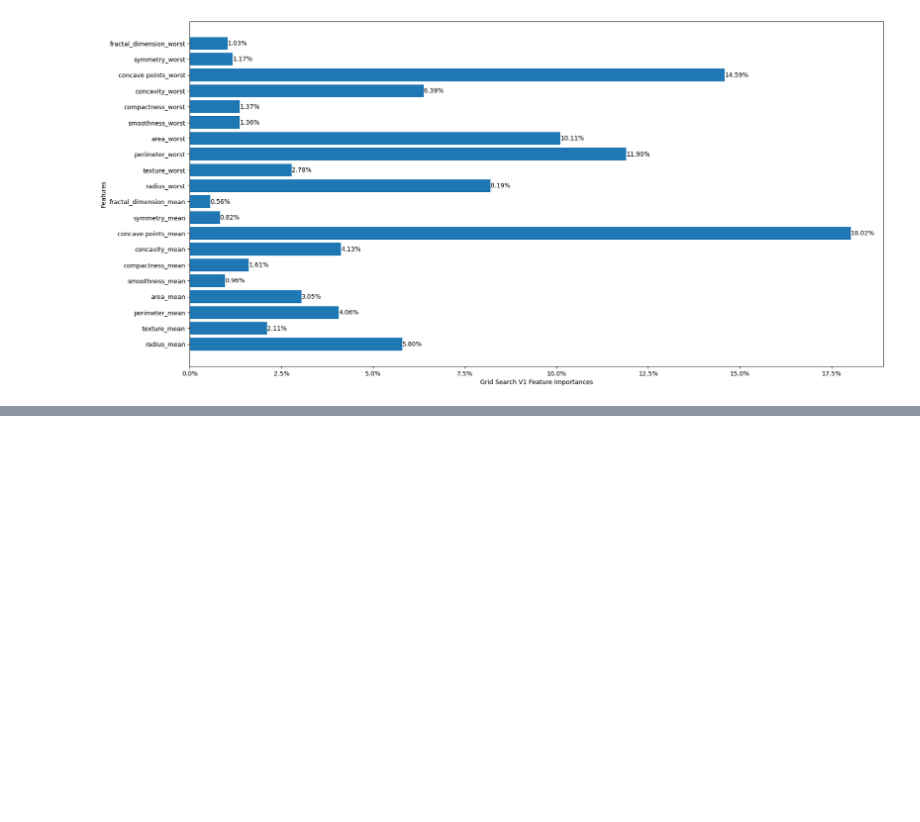
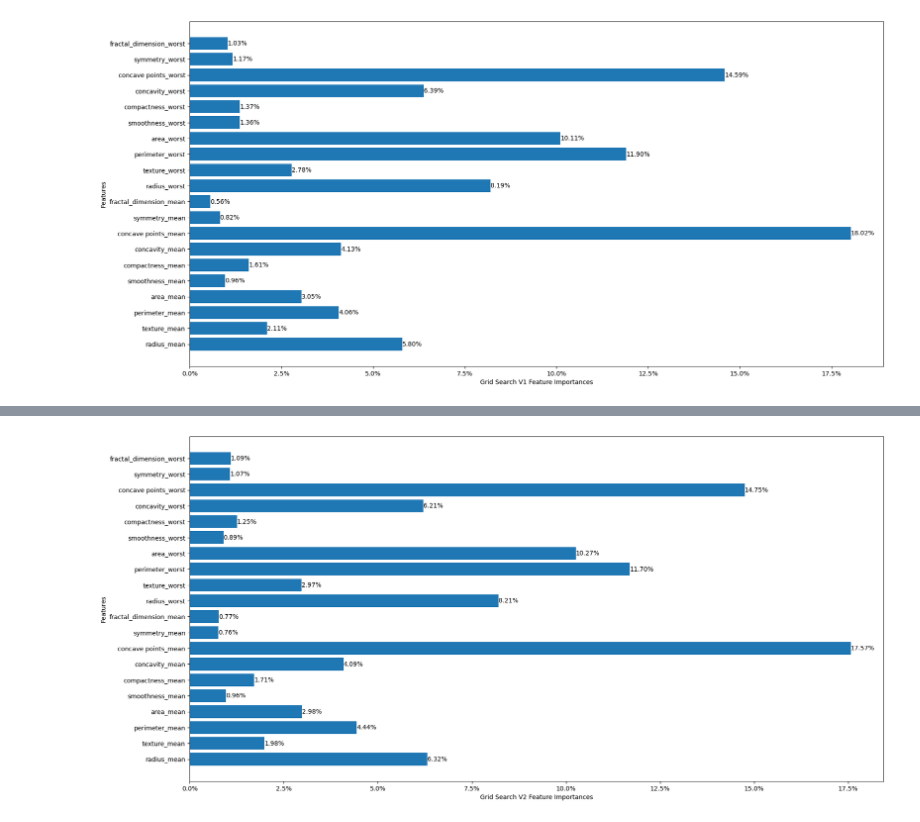
Before and after one commit to m-liv/bc-project, a Jupyter notebook: decision_tree.ipynb, the cells around one changed output, grey strips where cells are left out. Saved outputs shown, nothing was run; the diff lists cells and outputs as text; code cells hidden in the pictures; blank space fills up the shorter version.

```diff
--- a/decision_tree.ipynb
+++ b/decision_tree.ipynb
@@ -246,0 +276,4 @@ plot_feature_importances(v1rf, "Grid Search V1 Feature Importances")
+# %%
+plot_feature_importances(v2rf, "Grid Search V2 Feature Importances")
+# %% [output]
+[figure, added]
```
Also changed, not shown: parts of 4 cells of this notebook.
